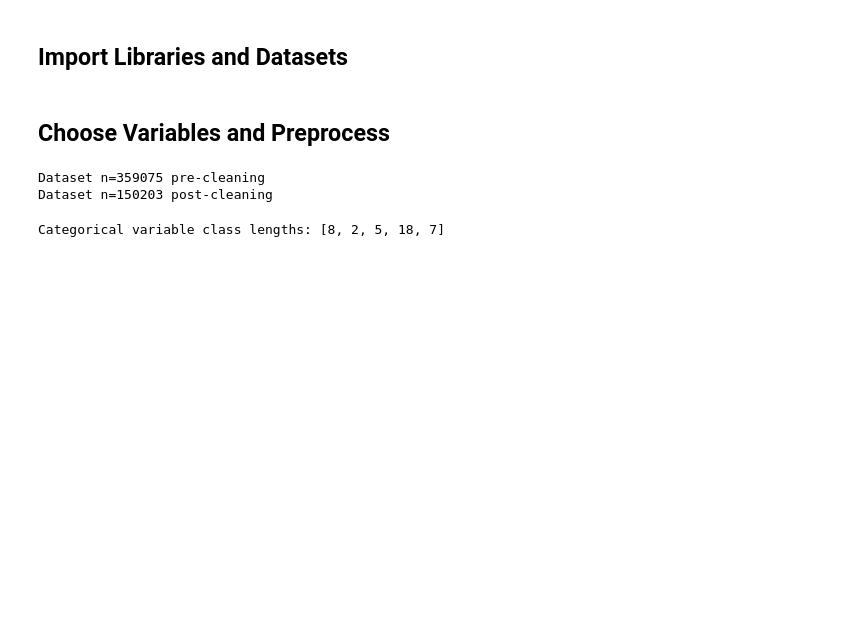
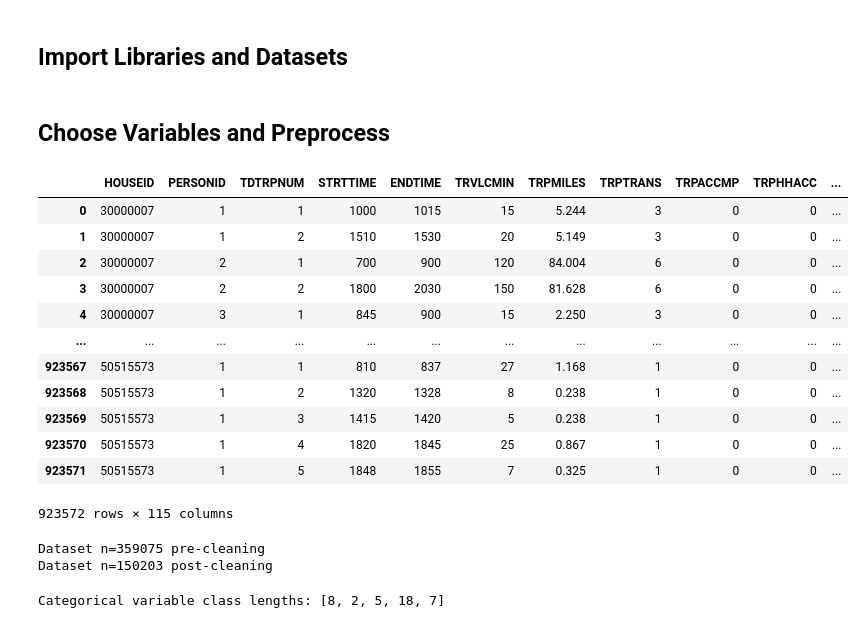
Before and after one commit to zackAemmer/generative_synthesis, a Jupyter notebook: trip_synthesizer.ipynb, the cells around one changed output. Saved outputs shown, nothing was run; the diff lists cells and outputs as text; code cells hidden in the pictures; blank space fills up the shorter version.

```diff
--- a/households_model.ipynb
+++ b/trip_synthesizer.ipynb
@@ -10,7 +10,22 @@ from tensorflow import keras
 from tensorflow.keras import layers
 # %%
 # Load in the persons PUMS dataset for WA state
-p_df = pd.read_csv("data/PUMS_2017_5YR_WA/psam_p53.csv")
-h_df = pd.read_csv("data/PUMS_2017_5YR_WA/psam_h53.csv")
+t_df = pd.read_csv('data/NHTS/nhts_survey/trippub.csv')
 # %% [markdown]
 ## Choose Variables and Preprocess
+# %%
+t_df
+# %% [output]
+|  | HOUSEID | PERSONID | TDTRPNUM | STRTTIME | ENDTIME | TRVLCMIN | TRPMILES | TRPTRANS | TRPACCMP | TRPHHACC | ... |
+| 0 | 30000007 | 1 | 1 | 1000 | 1015 | 15 | 5.244 | 3 | 0 | 0 | ... |
+| 1 | 30000007 | 1 | 2 | 1510 | 1530 | 20 | 5.149 | 3 | 0 | 0 | ... |
+| 2 | 30000007 | 2 | 1 | 700 | 900 | 120 | 84.004 | 6 | 0 | 0 | ... |
+| 3 | 30000007 | 2 | 2 | 1800 | 2030 | 150 | 81.628 | 6 | 0 | 0 | ... |
+| 4 | 30000007 | 3 | 1 | 845 | 900 | 15 | 2.250 | 3 | 0 | 0 | ... |
+| ... | ... | ... | ... | ... | ... | ... | ... | ... | ... | ... | ... |
+| 923567 | 50515573 | 1 | 1 | 810 | 837 | 27 | 1.168 | 1 | 0 | 0 | ... |
+| 923568 | 50515573 | 1 | 2 | 1320 | 1328 | 8 | 0.238 | 1 | 0 | 0 | ... |
+| 923569 | 50515573 | 1 | 3 | 1415 | 1420 | 5 | 0.238 | 1 | 0 | 0 | ... |
+| 923570 | 50515573 | 1 | 4 | 1820 | 1845 | 25 | 0.867 | 1 | 0 | 0 | ... |
+| 923571 | 50515573 | 1 | 5 | 1848 | 1855 | 7 | 0.325 | 1 | 0 | 0 | ... |
+923572 rows × 115 columns
```
Also changed, not shown: parts of 2 cells of this notebook, 2 other files.
